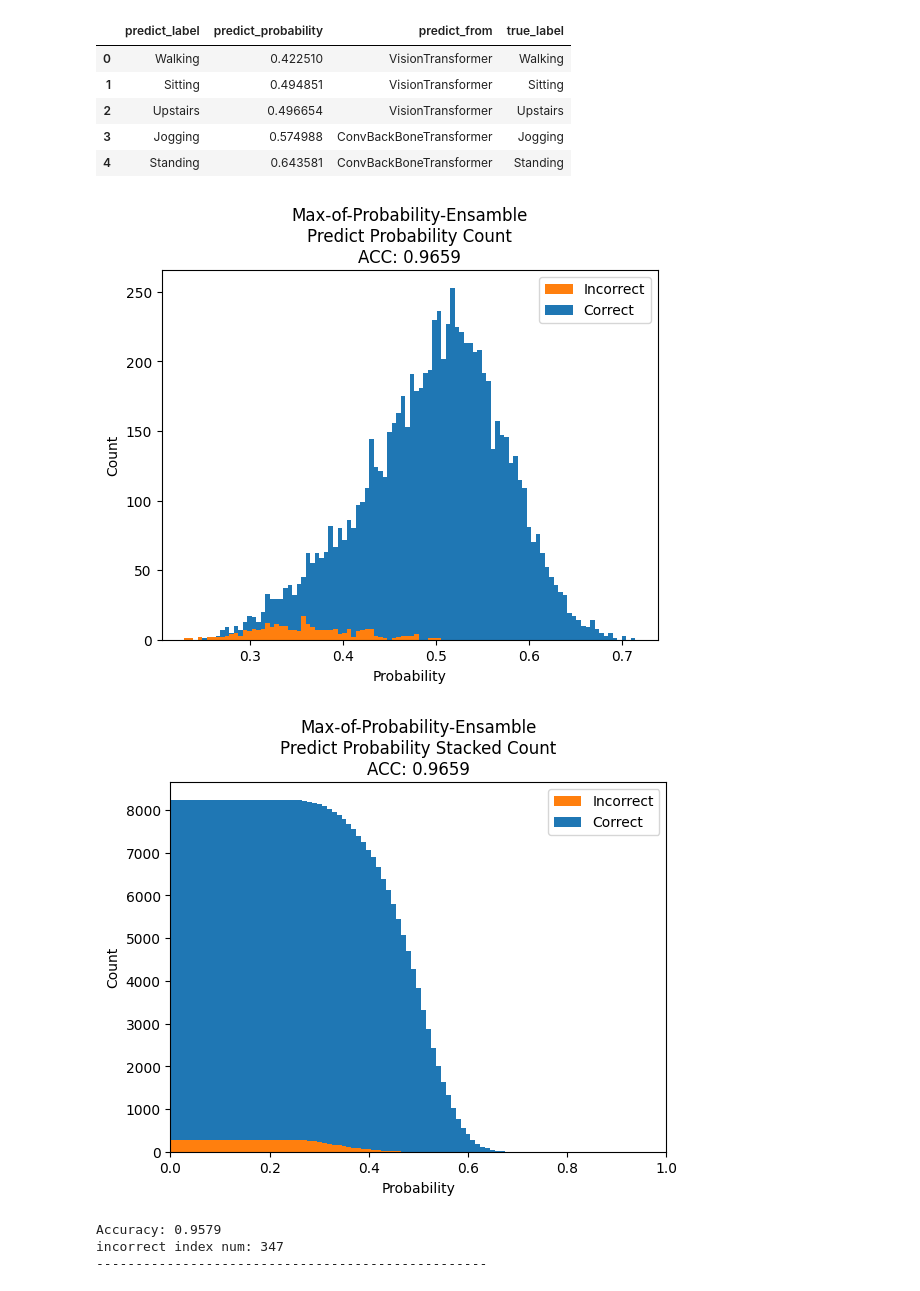
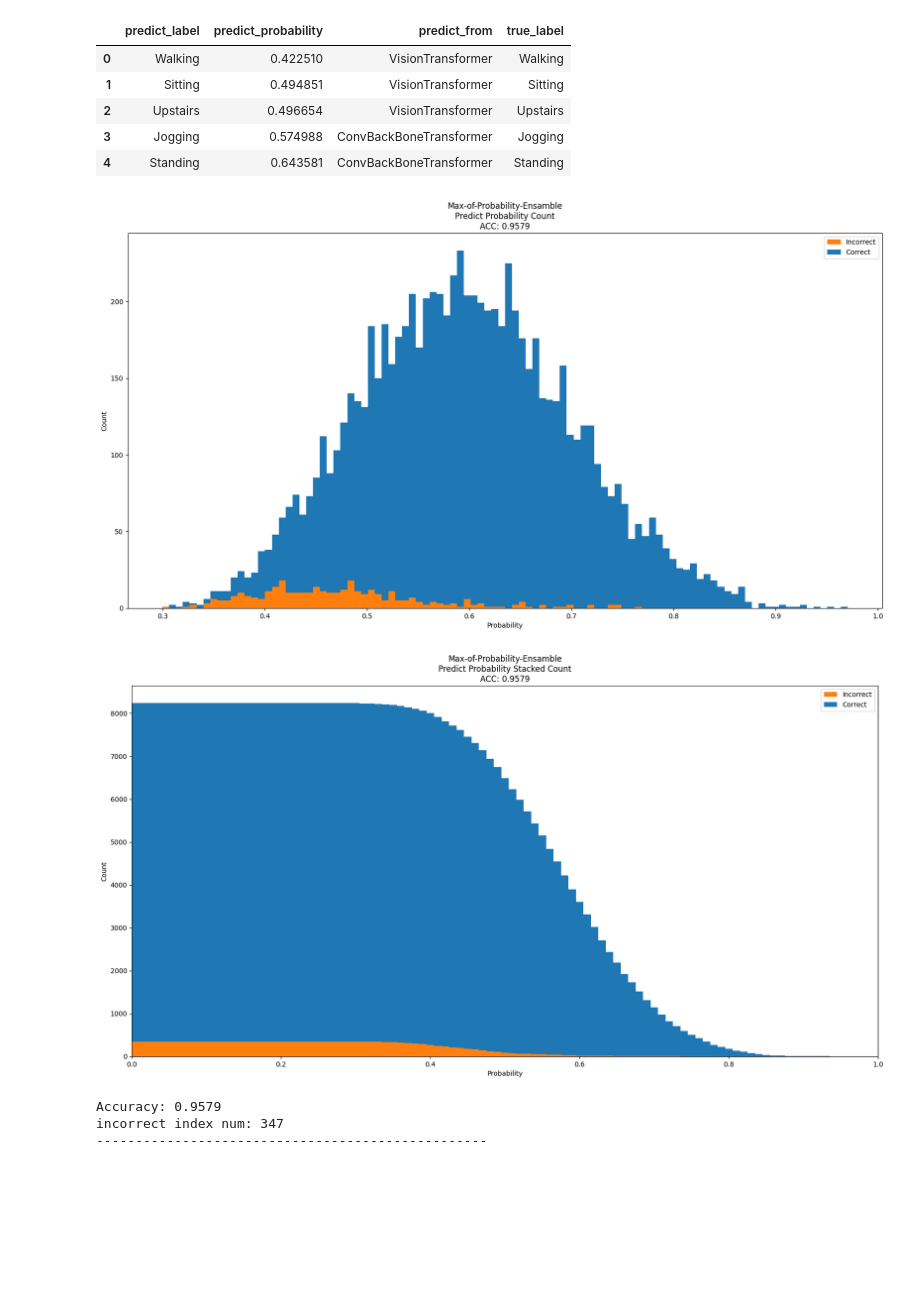
Before and after one commit to rakawanegan/humanactivityrecognition_portfolio, a Jupyter notebook: result/error_bar/analysis.ipynb, the cells around one changed output. Saved outputs shown, nothing was run; the diff lists cells and outputs as text; code cells hidden in the pictures; blank space fills up the shorter version.

```diff
--- a/result/error_bar/analysis.ipynb
+++ b/result/error_bar/analysis.ipynb
@@ -135,0 +138,10 @@ vit_df.head()
+# %%
+plt.rcParams['figure.figsize'] = [20, 10]
+threshold = 0.5
+cnn1d_df.loc[cnn1d_df.predict_probability>threshold,'predict_probability'].plot()
+convbbt_df.loc[convbbt_df.predict_probability>threshold,'predict_probability'].plot()
+vit_df.loc[vit_df.predict_probability>threshold,'predict_probability'].plot()
+plt.title(f'Predict Probability > {threshold}')
+plt.xlabel('Index')
+plt.ylabel('Probability')
+plt.legend(['CNN1D', 'ConvBBT', 'ViT'])
@@ -449,13 +440,13 @@ ensamble3_df.head()
 | 3 | Jogging | 0.574988 | ConvBackBoneTransformer | Jogging |
 | 4 | Standing | 0.643581 | ConvBackBoneTransformer | Standing |
 # %%
-show_count(ensamble1_df, 'Max-of-Probability-Ensamble')
+show_count(ensamble3_df, 'Max-of-Probability-Ensamble')
 # %% [output]
-[figure, old version]
+[figure, new version]
 # %%
-show_count_stacked(ensamble1_df, 'Max-of-Probability-Ensamble')
+show_count_stacked(ensamble3_df, 'Max-of-Probability-Ensamble')
 # %% [output]
-[figure, old version]
+[figure, new version]
 # %%
 print(f'Accuracy: {calc_accuracy(ensamble3_df):.4f}')
 print(f'incorrect index num: {len(ensamble3_df.loc[ensamble3_df.true_label!=ensamble3_df.predict_label])}')
```
Also changed, not shown: parts of 18 cells of this notebook, 12 other files.
